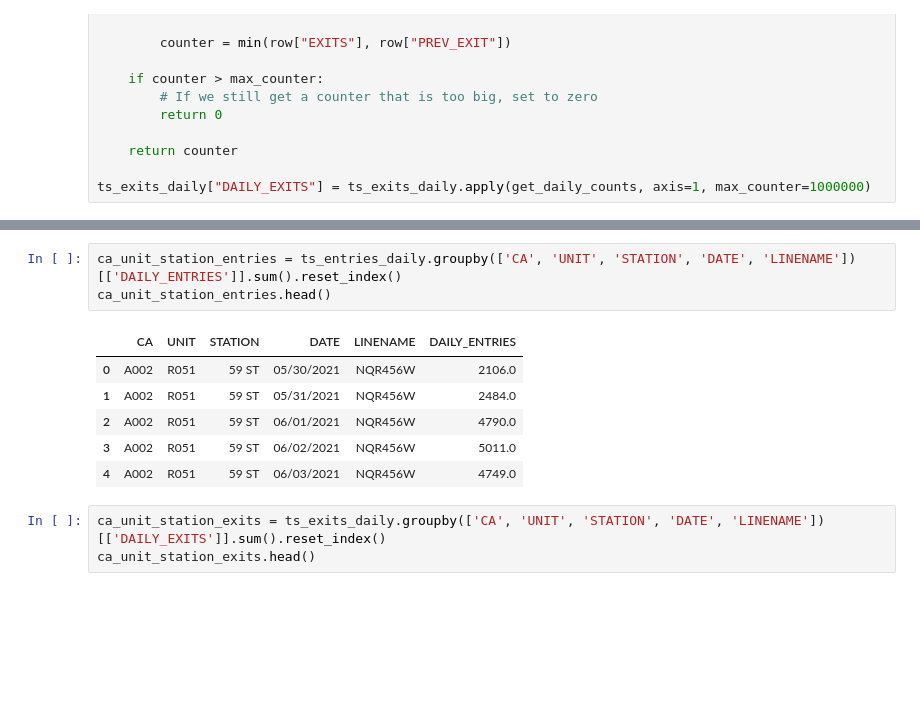
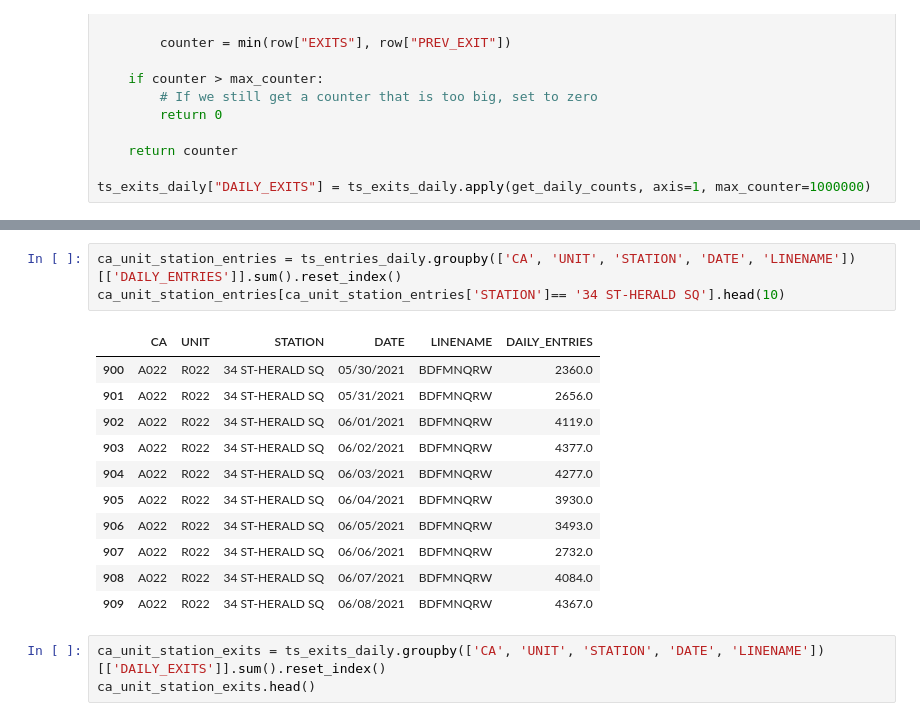
Before and after one commit to ajstake/EDA-Project, a Jupyter notebook: MTA_Data_Gathering_and_Cleaning_Notebook.ipynb, the cells around one changed output, grey strips where cells are left out. Saved outputs shown, nothing was run; the diff lists cells and outputs as text; blank space fills up the shorter version.

```diff
--- a/MTA_Data_Gathering_and_Cleaning_Notebook.ipynb
+++ b/MTA_Data_Gathering_and_Cleaning_Notebook.ipynb
@@ -265,13 +247,18 @@ ts_exits_daily.head(20)
 # %%
 ca_unit_station_entries = ts_entries_daily.groupby(['CA', 'UNIT', 'STATION', 'DATE', 'LINENAME'])[['DAILY_ENTRIES']].sum().reset_index()
-ca_unit_station_entries.head()
+ca_unit_station_entries[ca_unit_station_entries['STATION']== '34 ST-HERALD SQ'].head(10)
 # %% [output]
 |  | CA | UNIT | STATION | DATE | LINENAME | DAILY_ENTRIES |
-| 0 | A002 | R051 | 59 ST | 05/30/2021 | NQR456W | 2106.0 |
-| 1 | A002 | R051 | 59 ST | 05/31/2021 | NQR456W | 2484.0 |
-| 2 | A002 | R051 | 59 ST | 06/01/2021 | NQR456W | 4790.0 |
-| 3 | A002 | R051 | 59 ST | 06/02/2021 | NQR456W | 5011.0 |
-| 4 | A002 | R051 | 59 ST | 06/03/2021 | NQR456W | 4749.0 |
+| 900 | A022 | R022 | 34 ST-HERALD SQ | 05/30/2021 | BDFMNQRW | 2360.0 |
+| 901 | A022 | R022 | 34 ST-HERALD SQ | 05/31/2021 | BDFMNQRW | 2656.0 |
+| 902 | A022 | R022 | 34 ST-HERALD SQ | 06/01/2021 | BDFMNQRW | 4119.0 |
+| 903 | A022 | R022 | 34 ST-HERALD SQ | 06/02/2021 | BDFMNQRW | 4377.0 |
+| 904 | A022 | R022 | 34 ST-HERALD SQ | 06/03/2021 | BDFMNQRW | 4277.0 |
+| 905 | A022 | R022 | 34 ST-HERALD SQ | 06/04/2021 | BDFMNQRW | 3930.0 |
+| 906 | A022 | R022 | 34 ST-HERALD SQ | 06/05/2021 | BDFMNQRW | 3493.0 |
+| 907 | A022 | R022 | 34 ST-HERALD SQ | 06/06/2021 | BDFMNQRW | 2732.0 |
+| 908 | A022 | R022 | 34 ST-HERALD SQ | 06/07/2021 | BDFMNQRW | 4084.0 |
+| 909 | A022 | R022 | 34 ST-HERALD SQ | 06/08/2021 | BDFMNQRW | 4367.0 |
 # %%
 ca_unit_station_exits = ts_exits_daily.groupby(['CA', 'UNIT', 'STATION', 'DATE', 'LINENAME'])[['DAILY_EXITS']].sum().reset_index()
 ca_unit_station_exits.head()
```
Also changed, not shown: parts of 14 cells of this notebook, 2 other files.
